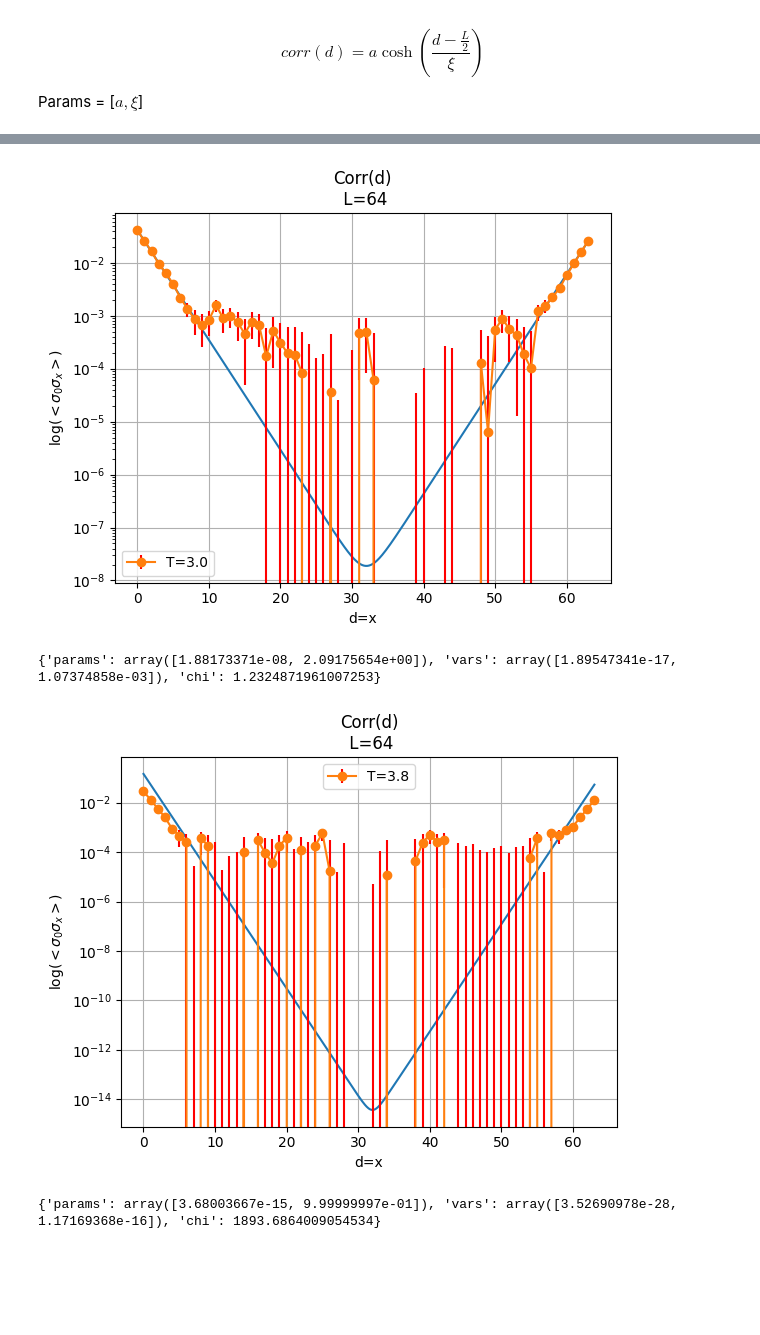
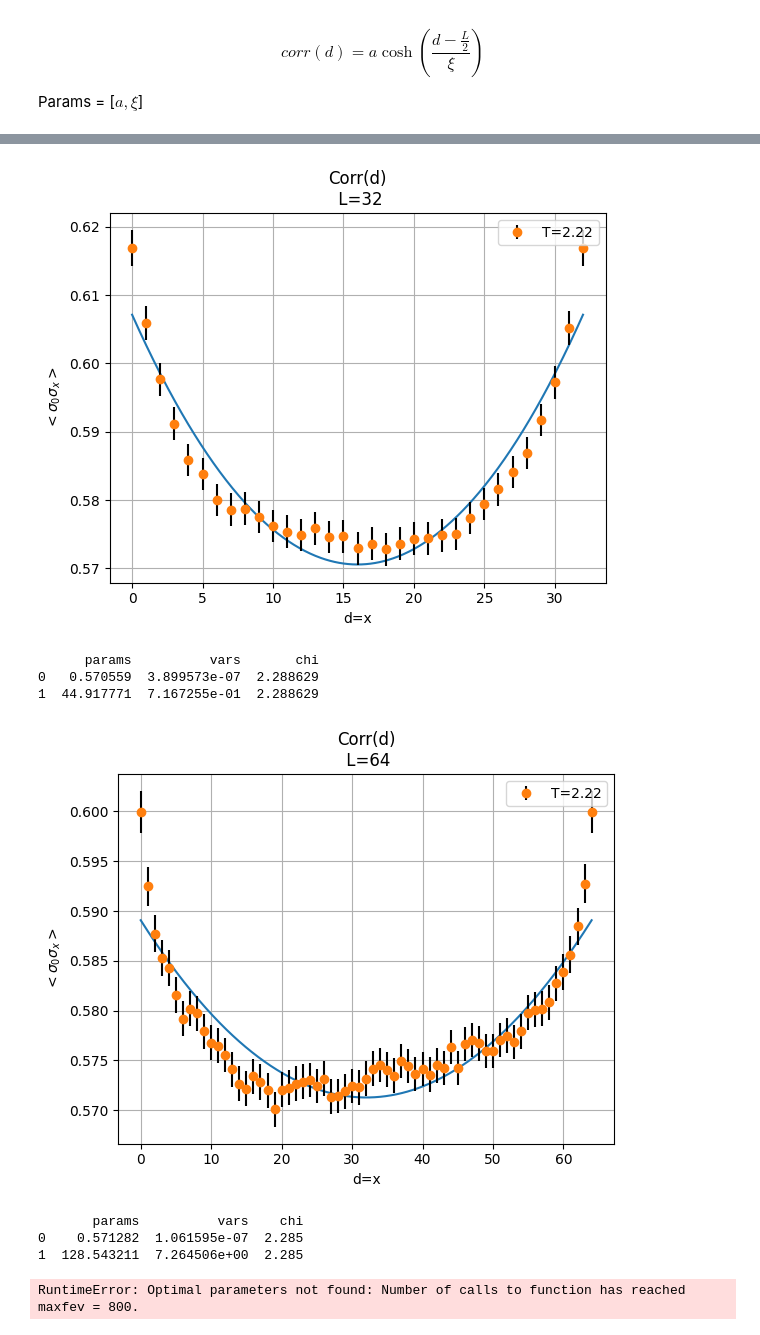
Before and after one commit to SoyAgustin/QF-Path-Integral, a Jupyter notebook: Notebooks_Py/ising.ipynb, the cells around one changed output, grey strips where cells are left out. Drawn from its saved outputs; the diff is of its cells as text; code cells hidden in the pictures; blank space fills up the shorter version.

```diff
--- a/Notebooks_Py/ising.ipynb
+++ b/Notebooks_Py/ising.ipynb
@@ -358,7 +476,7 @@ for L in L_values:
     yerr = dic["stderr_M"]
 
 
-    plt.errorbar(x[t_i:t_f],y[t_i:t_f],yerr[t_i:t_f],marker="o",ls="-",ecolor="r",label=f"{L=}")
+    plt.errorbar(x[t_i:t_f],y[t_i:t_f],yerr[t_i:t_f],marker="o",ls="",ecolor="k",label=f"{L=}")
 
 plt.legend()
 plt.show()
@@ -470,9 +613,10 @@ def L_corr(T,L):
     df["index"] = df.groupby("d").cumcount()
     df = df.pivot(index='index', columns='d', values='corr').reset_index(drop=True)
 
-    dic = {"d":np.arange(L),
-        "corr": df.mean().to_numpy(),
-        "stderr":np.sqrt(df.var()/len(df)).to_numpy()}
+    dic = {"d":np.arange(L+1),
+        "corr": np.append(df.mean().to_numpy(), df.mean().to_numpy()[0]),
+        "stderr":np.append(np.sqrt(df.var() / len(df)).to_numpy(), np.sqrt(df.var() / len(df)).to_numpy()[0])}
+
     return dic
 # %% [markdown]
 $$corr(d) = a \cosh(\frac{d-\frac{L}{2}}{\xi})$$
@@ -481,5 +668,5 @@ Params = [$a,\xi$]
 # %%
-L=128
+L=64
 T_values = [2.4,2.5,2.8,3.0,3.8]
 
 for T in T_values:
@@ -493,15 +680,16 @@ for T in T_values:
     adjdic = adjust(dic["d"],dic["corr"],ansatz,dic["stderr"])
     xnew = np.linspace(dic["d"].min(),dic["d"].max(),500)
 
-   # plt.plot(xnew,ansatz(xnew,*adjdic["params"]))
+    plt.plot(xnew,ansatz(xnew,*adjdic["params"]))
 
-    plt.errorbar(dic["d"],dic["corr"],dic["stderr"],marker="o",ls="-",ecolor="r",label=f"{T=}")
+    plt.errorbar(dic["d"],dic["corr"],dic["stderr"],marker="o",ls="",ecolor="k",label=f"{T=}")
     plt.title(f"Corr(d)\n {L=}")
     plt.xlabel("d=x")
-    plt.ylabel("$<\sigma_0 \sigma_x>$")
+    plt.ylabel("log($<\sigma_0 \sigma_x>$)")
+    plt.yscale("log")
     plt.legend()
     plt.grid()
     plt.show()
-    print(adjdic)
+    print(pd.DataFrame(adjdic))
     print("\n\n")
 # %% [output]
@@ -518,28 +718,55 @@ for T in T_values:
 # %%
-L=64
-T_values = [2.4,2.5,2.8,3.0,3.8]
+L_values=[8,12,16,32,64,128][:-1]
+T = 2.22
 
-for T in T_values:
-
+xi=[]
+xi_err=[]
+for L in L_values:
 
     dic = L_corr(T,L)
 
     def ansatz(x,a,b):
         return a*np.cosh((x-(L/2))/b)
 
-    adjdic = adjust(dic["d"],dic["corr"],ansatz,dic["stderr"])
+    adjdic = adjust(dic["d"],dic["corr"],ansatz,yerr=dic["stderr"])
+    xi+=[adjdic["params"][1]]
+    xi_err+=[np.sqrt(adjdic["vars"][1])]
+
     xnew = np.linspace(dic["d"].min(),dic["d"].max(),500)
 
     plt.plot(xnew,ansatz(xnew,*adjdic["params"]))
 
-    plt.errorbar(dic["d"],dic["corr"],dic["stderr"],marker="o",ls="-",ecolor="r",label=f"{T=}")
+    plt.errorbar(dic["d"],dic["corr"],dic["stderr"],marker="o",ls="",ecolor="k",label=f"{T=}")
     plt.title(f"Corr(d)\n {L=}")
     plt.xlabel("d=x")
-    plt.ylabel("log($<\sigma_0 \sigma_x>$)")
-    plt.yscale("log")
+    plt.ylabel("$<\sigma_0 \sigma_x>$")
     plt.legend()
     plt.grid()
     plt.show()
-    print(adjdic)
+    print(pd.DataFrame(adjdic))
     print("\n\n")
+
+    xi_dic={"L":np.array(L_values),"xi":np.array(xi),"stderr":np.array(xi_err)}
+
+x = 1/xi_dic["L"]
+y = xi_dic["xi"]
+yerr = xi_dic["stderr"]
+
+def ansatz(x,a,b,c):
+    return a*np.abs(x-b)**c
+
+xnew = np.linspace(0,np.max(x),250)
+adjdic = adjust(x,y,ansatz=ansatz,yerr=yerr)
+
+
+plt.errorbar(x,y,yerr,marker="o",ls="",ecolor="k")
+plt.plot(xnew,ansatz(xnew,*adjdic["params"]),label = "ansatz")
+plt.title("$\\xi$ vs 1/L")
+plt.ylabel("$\\xi$")
+plt.xlabel("1/L")
+plt.xlim(0,np.max(x)+0.2*np.max(x))
+plt.legend()
+plt.grid()
+plt.show()
+print(pd.DataFrame(adjdic))
 # %% [output]
@@ -552,4 +785,9 @@ for T in T_values:
-[figure, old version]
+[figure, new version]
-{'params': array([1.88173371e-08, 2.09175654e+00]), 'vars': array([1.89547341e-17, 1.07374858e-03]), 'chi': 1.2324871961007253}
+      params          vars       chi
+0   0.570559  3.899573e-07  2.288629
+1  44.917771  7.167255e-01  2.288629
-[figure, old version]
+[figure, new version]
-{'params': array([3.68003667e-15, 9.99999997e-01]), 'vars': array([3.52690978e-28, 1.17169368e-16]), 'chi': 1893.6864009054534}
+       params          vars    chi
+0    0.571282  1.061595e-07  2.285
+1  128.543211  7.264506e+00  2.285
+RuntimeError: Optimal parameters not found: Number of calls to function has reached maxfev = 800.
```
Also changed, not shown: parts of 23 cells of this notebook.
